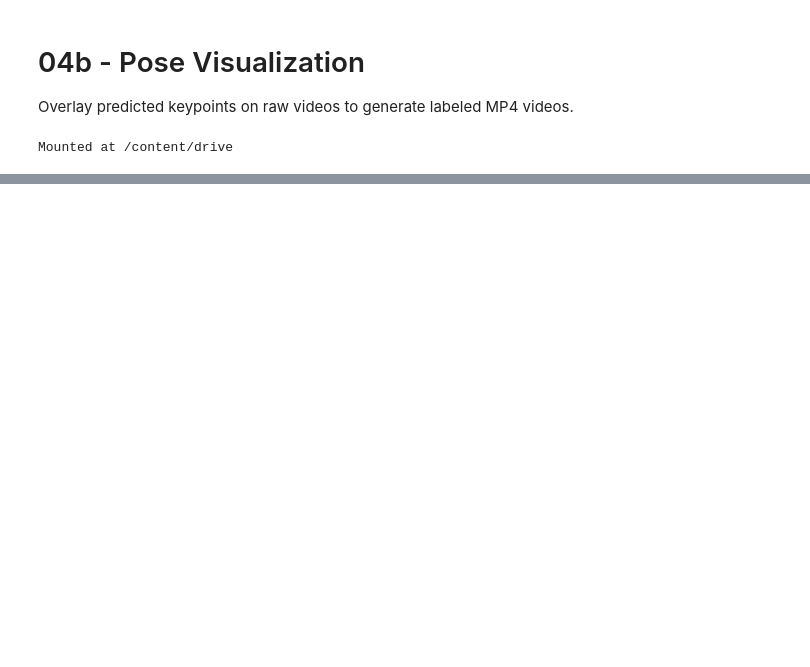
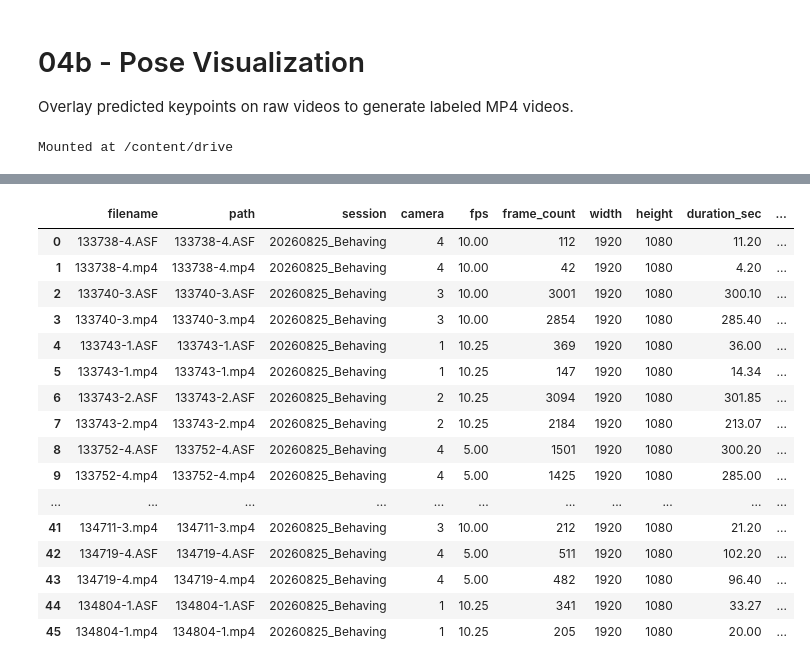
Before and after one commit to kaarthik-balakrishnan/LightningPoseTrack, a Jupyter notebook: notebooks/04b_Pose_Visualization.ipynb, the cells around one changed output, grey strips where cells are left out. Drawn from its saved outputs; the diff is of its cells as text; code cells hidden in the pictures; blank space fills up the shorter version.

```diff
--- a/notebooks/04b_Pose_Visualization.ipynb
+++ b/notebooks/04b_Pose_Visualization.ipynb
@@ -63,6 +64,26 @@ CAMERA_BOUNDARIES = {
     3: [[166, 421], [1537, 453], [1535, 610], [160, 608]],  # <-- REPLACE ME
     4: [[360, 360], [1348, 384], [1368, 840], [367, 835]],  # <-- REPLACE ME
 }
+# %%
+df
+# %% [output]
+|  | filename | path | session | camera | fps | frame_count | width | height | duration_sec | ... |
+| 0 | 133738-4.ASF | 133738-4.ASF | 20260825_Behaving | 4 | 10.00 | 112 | 1920 | 1080 | 11.20 | ... |
+| 1 | 133738-4.mp4 | 133738-4.mp4 | 20260825_Behaving | 4 | 10.00 | 42 | 1920 | 1080 | 4.20 | ... |
+| 2 | 133740-3.ASF | 133740-3.ASF | 20260825_Behaving | 3 | 10.00 | 3001 | 1920 | 1080 | 300.10 | ... |
+| 3 | 133740-3.mp4 | 133740-3.mp4 | 20260825_Behaving | 3 | 10.00 | 2854 | 1920 | 1080 | 285.40 | ... |
+| 4 | 133743-1.ASF | 133743-1.ASF | 20260825_Behaving | 1 | 10.25 | 369 | 1920 | 1080 | 36.00 | ... |
+| 5 | 133743-1.mp4 | 133743-1.mp4 | 20260825_Behaving | 1 | 10.25 | 147 | 1920 | 1080 | 14.34 | ... |
+| 6 | 133743-2.ASF | 133743-2.ASF | 20260825_Behaving | 2 | 10.25 | 3094 | 1920 | 1080 | 301.85 | ... |
+| 7 | 133743-2.mp4 | 133743-2.mp4 | 20260825_Behaving | 2 | 10.25 | 2184 | 1920 | 1080 | 213.07 | ... |
+| 8 | 133752-4.ASF | 133752-4.ASF | 20260825_Behaving | 4 | 5.00 | 1501 | 1920 | 1080 | 300.20 | ... |
+| 9 | 133752-4.mp4 | 133752-4.mp4 | 20260825_Behaving | 4 | 5.00 | 1425 | 1920 | 1080 | 285.00 | ... |
+| ... | ... | ... | ... | ... | ... | ... | ... | ... | ... | ... |
+| 41 | 134711-3.mp4 | 134711-3.mp4 | 20260825_Behaving | 3 | 10.00 | 212 | 1920 | 1080 | 21.20 | ... |
+| 42 | 134719-4.ASF | 134719-4.ASF | 20260825_Behaving | 4 | 5.00 | 511 | 1920 | 1080 | 102.20 | ... |
+| 43 | 134719-4.mp4 | 134719-4.mp4 | 20260825_Behaving | 4 | 5.00 | 482 | 1920 | 1080 | 96.40 | ... |
+| 44 | 134804-1.ASF | 134804-1.ASF | 20260825_Behaving | 1 | 10.25 | 341 | 1920 | 1080 | 33.27 | ... |
+| 45 | 134804-1.mp4 | 134804-1.mp4 | 20260825_Behaving | 1 | 10.25 | 205 | 1920 | 1080 | 20.00 | ... |
 # %%
 # ===== FIND CHAMBER CORNERS (run once) =====
 # Displays one frame from each camera. Hover over the image — matplotlib
```
Also changed, not shown: parts of 12 cells of this notebook.
